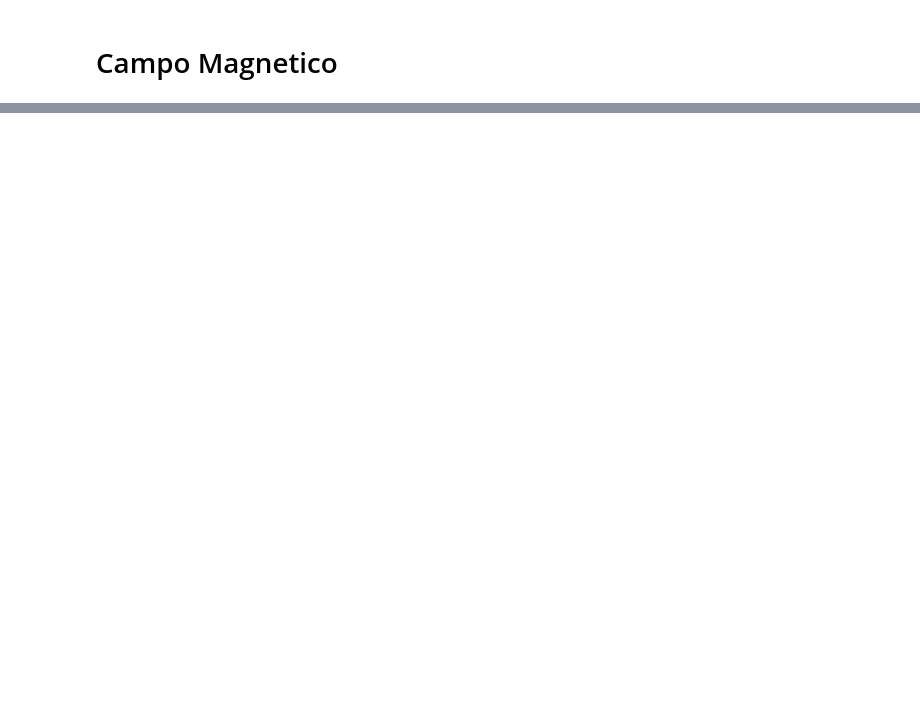
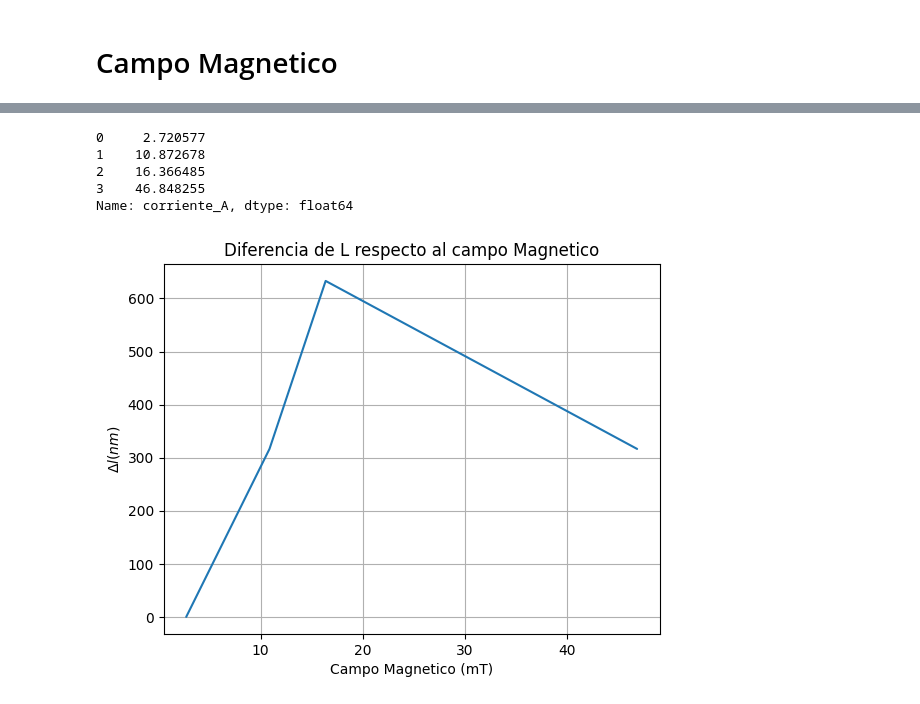
Before and after one commit to S1e7J/Data-LabIntermedio, a Jupyter notebook: Magnetostriccion/Analisis.ipynb, the cells around one changed output, grey strips where cells are left out. Drawn from its saved outputs; the diff is of its cells as text; code cells hidden in the pictures; blank space fills up the shorter version.

```diff
--- a/Magnetostriccion/Analisis.ipynb
+++ b/Magnetostriccion/Analisis.ipynb
@@ -57,3 +90,23 @@ plt.show()
+# %%
+df = pd.read_csv(f"./Clean/Hierro/Magnetostriccion_Hierro_3_20250816_corriente_A_numero_de_minimos.dat").sort_values('corriente_A')
+prediction(df['corriente_A'])
+# %% [output]
+0     2.720577
+1    10.872678
+2    16.366485
+3    46.848255
+Name: corriente_A, dtype: float64
+# %%
+df = pd.read_csv(f"./Clean/Hierro/Magnetostriccion_Hierro_3_20250816_corriente_A_numero_de_minimos.dat").sort_values('corriente_A')
+df["minimos_acumulados"] = df['numero_de_minimos'].cumsum()
+plt.plot(prediction(df['corriente_A']), delta(df['minimos_acumulados']), label="Datos Magnetostriccion Hierro", solid_capstyle='round')
+plt.title('Diferencia de L respecto al campo Magnetico')
+plt.ylabel(r'$\Delta l (nm)$')
+plt.xlabel('Campo Magnetico (mT)')
+plt.grid(True)
+plt.show()
+# %% [output]
+[figure, added]
 # %%
 archivos = os.listdir("Clean/Niquel")
 
```
Also changed, not shown: parts of 8 cells of this notebook, 5 other files.
